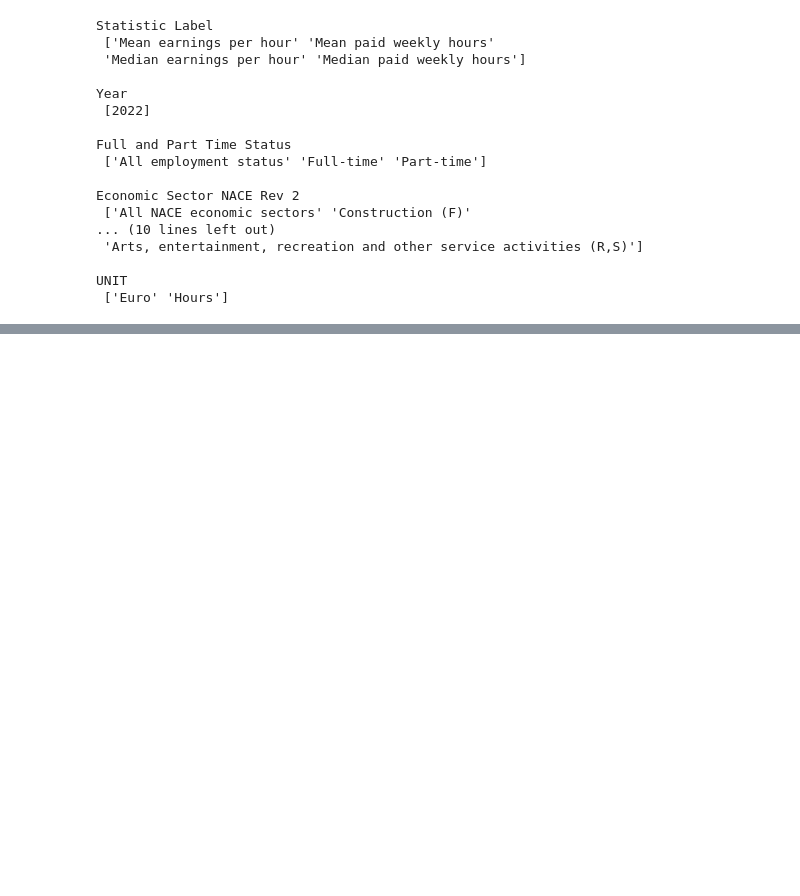
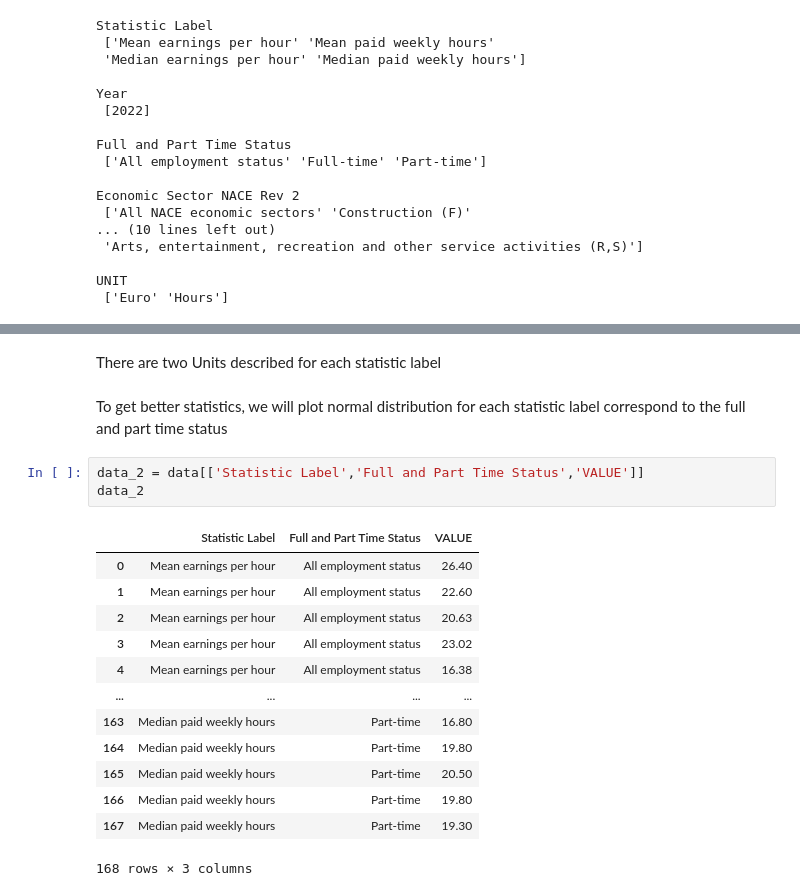
Before and after one commit to SyedAsadAilia110/CA1, a Jupyter notebook: CA01 - Coding New.ipynb, the cells around one changed output, grey strips where cells are left out. Saved outputs shown, nothing was run; the diff lists cells and outputs as text; blank space fills up the shorter version.

```diff
--- a/CA01 - Coding New.ipynb
+++ b/CA01 - Coding New.ipynb
@@ -81,0 +88,21 @@ UNIT
+# %% [markdown]
+There are two Units described for each statistic label
+# %% [markdown]
+To get better statistics, we will plot normal distribution for each statistic label correspond to the full and part time status
+# %%
+data_2 = data[['Statistic Label','Full and Part Time Status','VALUE']]
+data_2
+# %% [output]
+|  | Statistic Label | Full and Part Time Status | VALUE |
+| 0 | Mean earnings per hour | All employment status | 26.40 |
+| 1 | Mean earnings per hour | All employment status | 22.60 |
+| 2 | Mean earnings per hour | All employment status | 20.63 |
+| 3 | Mean earnings per hour | All employment status | 23.02 |
+| 4 | Mean earnings per hour | All employment status | 16.38 |
+| ... | ... | ... | ... |
+| 163 | Median paid weekly hours | Part-time | 16.80 |
+| 164 | Median paid weekly hours | Part-time | 19.80 |
+| 165 | Median paid weekly hours | Part-time | 20.50 |
+| 166 | Median paid weekly hours | Part-time | 19.80 |
+| 167 | Median paid weekly hours | Part-time | 19.30 |
+168 rows × 3 columns
```
Also changed, not shown: parts of 3 cells of this notebook.
